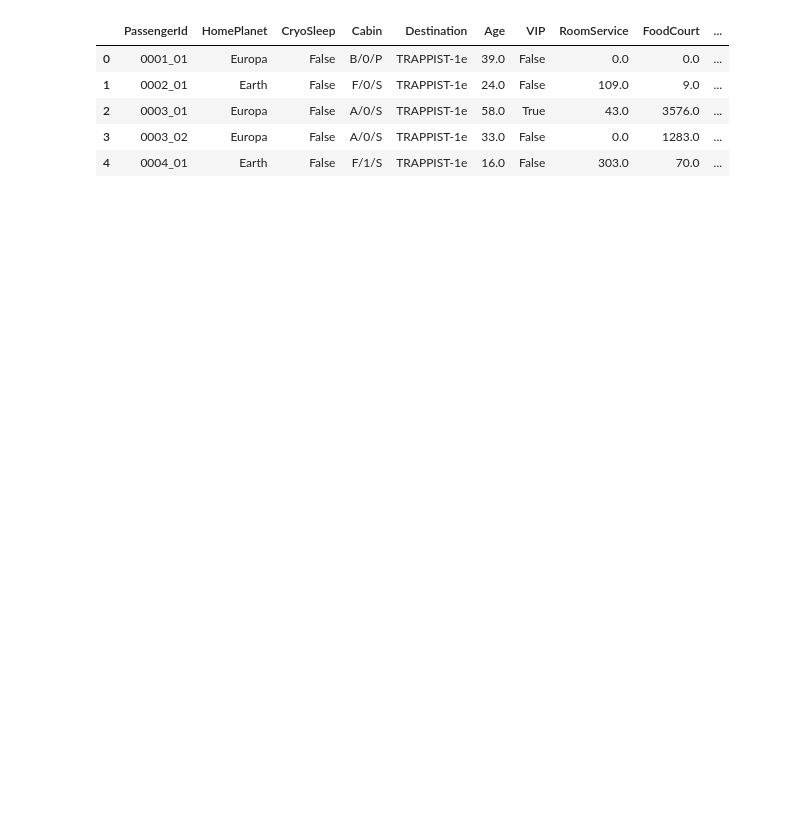
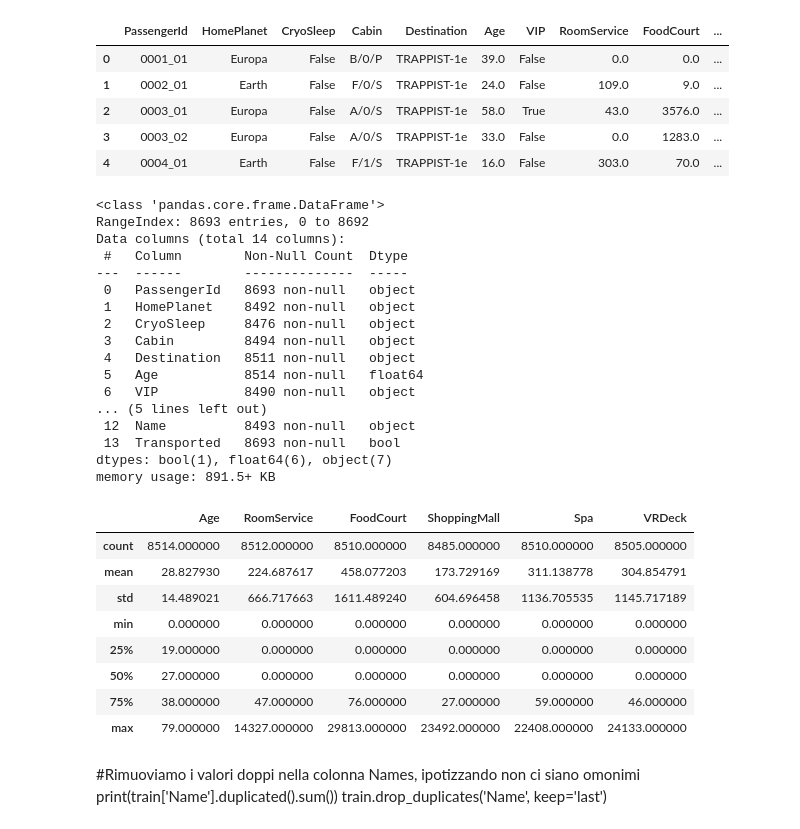
Before and after one commit to NickkGiannini/Kaggle_SpaceShipTitanic, a Jupyter notebook: spaceship-titanic.ipynb, the cells around one changed output. Drawn from its saved outputs; the diff is of its cells as text; code cells hidden in the pictures; blank space fills up the shorter version.

```diff
--- a/spaceship-titanic.ipynb
+++ b/spaceship-titanic.ipynb
@@ -19,3 +39,37 @@ train.head()
 | 2 | 0003_01 | Europa | False | A/0/S | TRAPPIST-1e | 58.0 | True | 43.0 | 3576.0 | ... |
 | 3 | 0003_02 | Europa | False | A/0/S | TRAPPIST-1e | 33.0 | False | 0.0 | 1283.0 | ... |
 | 4 | 0004_01 | Earth | False | F/1/S | TRAPPIST-1e | 16.0 | False | 303.0 | 70.0 | ... |
+# %%
+train.info()
+train.describe()
+# %% [output]
+<class 'pandas.core.frame.DataFrame'>
+RangeIndex: 8693 entries, 0 to 8692
+Data columns (total 14 columns):
+ #   Column        Non-Null Count  Dtype
+---  ------        --------------  -----
+ 0   PassengerId   8693 non-null   object
+ 1   HomePlanet    8492 non-null   object
+ 2   CryoSleep     8476 non-null   object
+ 3   Cabin         8494 non-null   object
+ 4   Destination   8511 non-null   object
+ 5   Age           8514 non-null   float64
+ 6   VIP           8490 non-null   object
+... (5 lines left out)
+ 12  Name          8493 non-null   object
+ 13  Transported   8693 non-null   bool
+dtypes: bool(1), float64(6), object(7)
+memory usage: 891.5+ KB
+|  | Age | RoomService | FoodCourt | ShoppingMall | Spa | VRDeck |
+| count | 8514.000000 | 8512.000000 | 8510.000000 | 8485.000000 | 8510.000000 | 8505.000000 |
+| mean | 28.827930 | 224.687617 | 458.077203 | 173.729169 | 311.138778 | 304.854791 |
+| std | 14.489021 | 666.717663 | 1611.489240 | 604.696458 | 1136.705535 | 1145.717189 |
+| min | 0.000000 | 0.000000 | 0.000000 | 0.000000 | 0.000000 | 0.000000 |
+| 25% | 19.000000 | 0.000000 | 0.000000 | 0.000000 | 0.000000 | 0.000000 |
+| 50% | 27.000000 | 0.000000 | 0.000000 | 0.000000 | 0.000000 | 0.000000 |
+| 75% | 38.000000 | 47.000000 | 76.000000 | 27.000000 | 59.000000 | 46.000000 |
+| max | 79.000000 | 14327.000000 | 29813.000000 | 23492.000000 | 22408.000000 | 24133.000000 |
+# %% [markdown]
+#Rimuoviamo i valori doppi nella colonna Names, ipotizzando non ci siano omonimi
+print(train['Name'].duplicated().sum())
+train.drop_duplicates('Name', keep='last')
```
Also changed, not shown: parts of 12 cells of this notebook.
